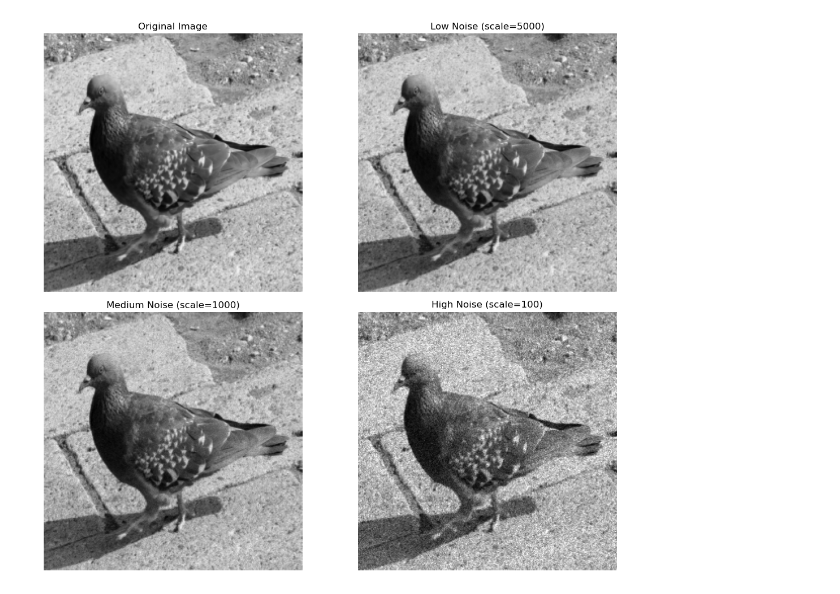
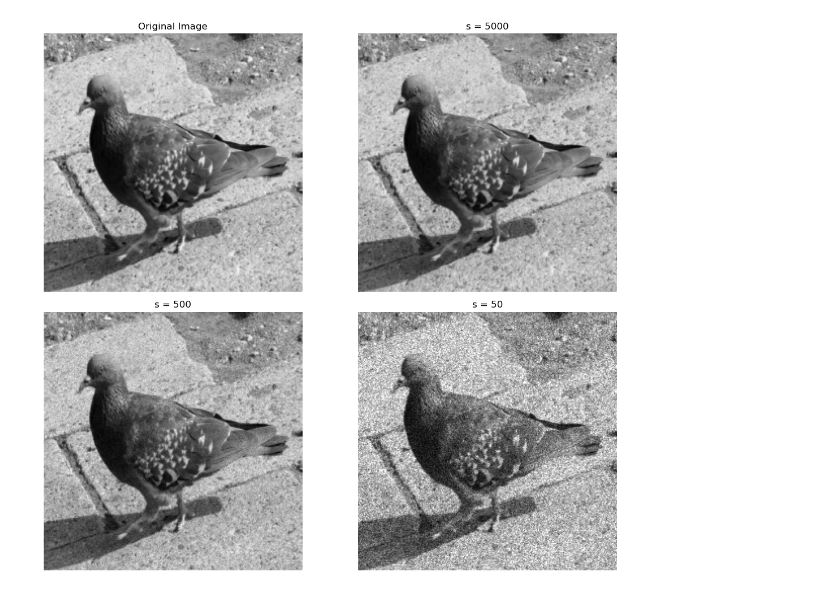
Before and after one commit to MalachiHibbins/Deconvolution-By-Machine-Learning, a Jupyter notebook: LabBook/Week 2/2ImageDebluring.ipynb, the cells around one changed output. Cells and saved outputs as stored; diff of their text form; code cells hidden in the pictures.

```diff
--- a/LabBook/Week 2/2ImageDebluring.ipynb
+++ b/LabBook/Week 2/2ImageDebluring.ipynb
@@ -67,36 +84,36 @@ def add_poisson_noise(image, scale_factor=1000):
     return torch.clamp(noisy_image, 0, 1)
 
 # Create noisy images with different noise levels
 torch.manual_seed(42)
 
 # Low noise (high photon count)
 noisy_low = add_poisson_noise(img_tensor, scale_factor=5000)
 
 # Medium noise
-noisy_medium = add_poisson_noise(img_tensor, scale_factor=1000)
+noisy_medium = add_poisson_noise(img_tensor, scale_factor=500)
 
 # High noise (low photon count - like low light)
-noisy_high = add_poisson_noise(img_tensor, scale_factor=100)
+noisy_high = add_poisson_noise(img_tensor, scale_factor=50)
 
 # Display results
 fig, ax = plt.subplots(2, 2, figsize=(12, 10))
 ax[0,0].imshow(img_tensor, cmap='gray')
 ax[0,0].set_title('Original Image')
 ax[0,0].axis('off')
 
 ax[0,1].imshow(noisy_low, cmap='gray')
-ax[0,1].set_title('Low Noise (scale=5000)')
+ax[0,1].set_title('s = 5000')
 ax[0,1].axis('off')
 
 ax[1,0].imshow(noisy_medium, cmap='gray')
-ax[1,0].set_title('Medium Noise (scale=1000)')
+ax[1,0].set_title('s = 500')
 ax[1,0].axis('off')
 
 ax[1,1].imshow(noisy_high, cmap='gray')
-ax[1,1].set_title('High Noise (scale=100)')
+ax[1,1].set_title('s = 50')
 ax[1,1].axis('off')
 
 plt.tight_layout()
 plt.show()
 # %% [output]
-[figure, old version]
+[figure, new version]
```
Also changed, not shown: parts of 18 cells of this notebook.
